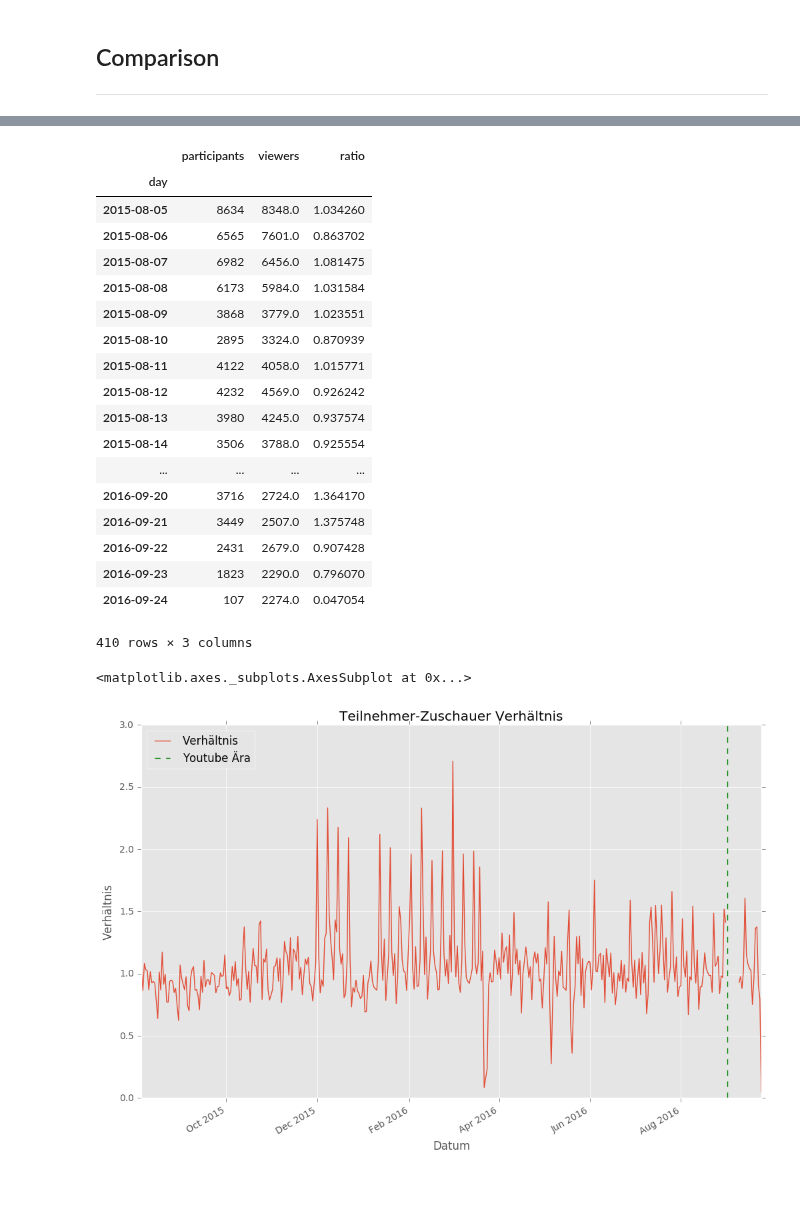
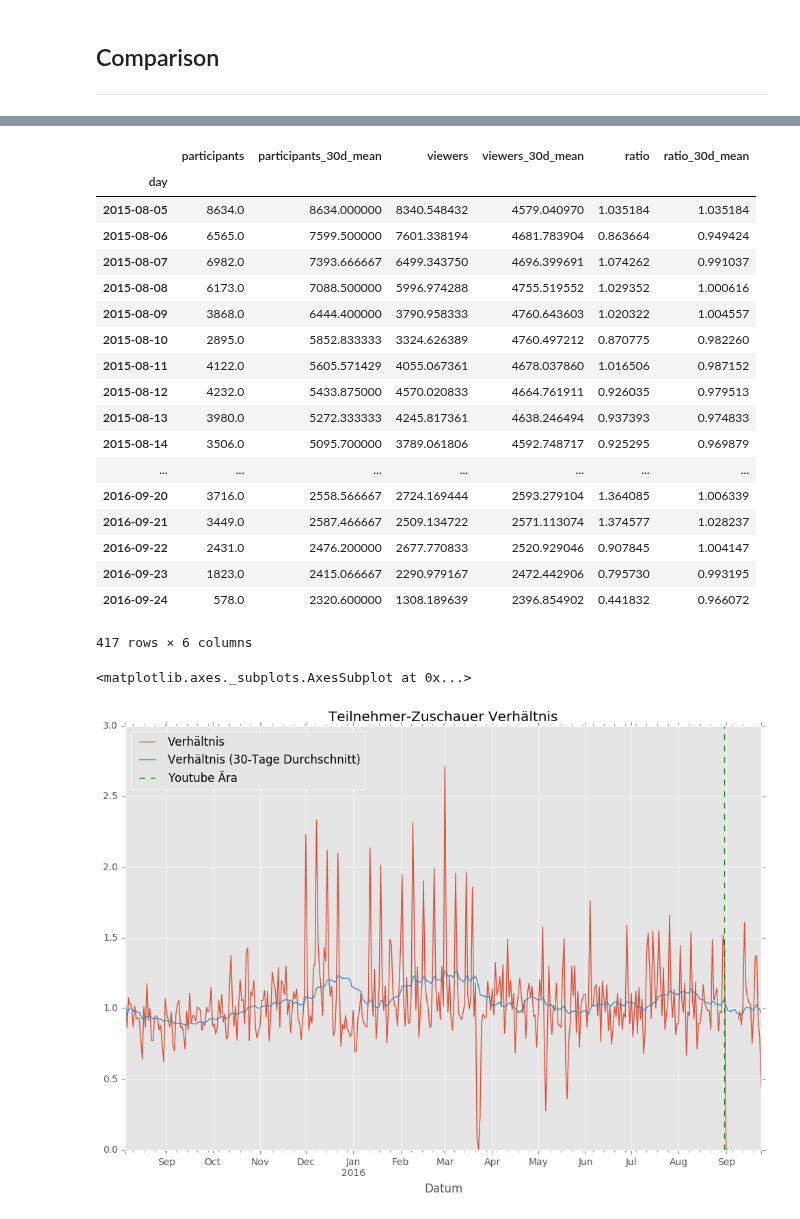
Before and after one commit to rbtvstats/rbtvstats, a Jupyter notebook: notebooks/chat.ipynb, the cells around one changed output, grey strips where cells are left out. Cells and saved outputs as stored; diff of their text form; code cells hidden in the pictures; blank space fills up the shorter version.

```diff
--- a/notebooks/chat.ipynb
+++ b/notebooks/chat.ipynb
@@ -138,5 +144,11 @@ chatParticipants.columns = ['participants']
 #adjust data type
 chatParticipants = chatParticipants.set_index(pd.to_datetime(chatParticipants.index, format='%Y-%m-%d'))
 
+#resample
+chatParticipants = chatParticipants.resample('1D').mean().fillna(0)
+
+#30-day mean
+chatParticipants['participants_30d_mean'] = chatParticipants.rolling(window=30, min_periods=1).mean()
+
 chatParticipants
 # %% [output]
@@ -195,9 +207,6 @@ for filename in files:
 #sort data
 live = live.sort_values(['datetime'], ascending=[True])
 
-#create additional columns
-live['day'] = live['datetime'].dt.strftime('%Y-%m-%d')
-
 #index
 live = live.set_index(live['datetime'])
 
@@ -206,6 +215,12 @@ live = live.drop('datetime', 1)
 
 #sort
 live.sort_index(inplace=True)
+
+#resample
+live = live.resample('1min').mean().fillna(method='pad', limit=5)
+
+#create additional column
+live['day'] = live.index.strftime('%Y-%m-%d')
 # %%
 live.head()
 # %% [output]
@@ -234,11 +249,14 @@ liveFiltered = live
 liveGrouped = live.groupby('day')
 
 #calculate mean for each day
-liveMean = liveGrouped.apply(lambda group: int(group['viewers'].mean()))
+liveMean = liveGrouped.apply(lambda group: group['viewers'].mean())
 liveMean = liveMean.to_frame('viewers')
 
 #adjust data type
 liveMean = liveMean.set_index(pd.to_datetime(liveMean.index, format='%Y-%m-%d'))
 
+#30-day mean
+liveMean['viewers_30d_mean'] = liveMean.rolling(window=30, min_periods=1).mean()
+
 liveMean
 # %% [output]
@@ -320,41 +339,43 @@ joinedData = chatParticipants.join(liveMean)
 #participants/viewers ratio
 joinedData['ratio'] = joinedData['participants'] / joinedData['viewers']
 
+#30-day mean
+joinedData['ratio_30d_mean'] = joinedData['ratio'].rolling(window=30, min_periods=1).mean()
 
 joinedData
 # %% [output]
-|  | participants | viewers | ratio |
-| day |  |  |  |
-| 2015-08-05 | 8634 | 8348.0 | 1.034260 |
-| 2015-08-06 | 6565 | 7601.0 | 0.863702 |
-| 2015-08-07 | 6982 | 6456.0 | 1.081475 |
-| 2015-08-08 | 6173 | 5984.0 | 1.031584 |
-| 2015-08-09 | 3868 | 3779.0 | 1.023551 |
-| 2015-08-10 | 2895 | 3324.0 | 0.870939 |
-| 2015-08-11 | 4122 | 4058.0 | 1.015771 |
-| 2015-08-12 | 4232 | 4569.0 | 0.926242 |
-| 2015-08-13 | 3980 | 4245.0 | 0.937574 |
-| 2015-08-14 | 3506 | 3788.0 | 0.925554 |
-| ... | ... | ... | ... |
-| 2016-09-20 | 3716 | 2724.0 | 1.364170 |
-| 2016-09-21 | 3449 | 2507.0 | 1.375748 |
-| 2016-09-22 | 2431 | 2679.0 | 0.907428 |
-| 2016-09-23 | 1823 | 2290.0 | 0.796070 |
-| 2016-09-24 | 107 | 2274.0 | 0.047054 |
+|  | participants | participants_30d_mean | viewers | viewers_30d_mean | ratio | ratio_30d_mean |
+| day |  |  |  |  |  |  |
+| 2015-08-05 | 8634.0 | 8634.000000 | 8340.548432 | 4579.040970 | 1.035184 | 1.035184 |
+| 2015-08-06 | 6565.0 | 7599.500000 | 7601.338194 | 4681.783904 | 0.863664 | 0.949424 |
+| 2015-08-07 | 6982.0 | 7393.666667 | 6499.343750 | 4696.399691 | 1.074262 | 0.991037 |
+| 2015-08-08 | 6173.0 | 7088.500000 | 5996.974288 | 4755.519552 | 1.029352 | 1.000616 |
+| 2015-08-09 | 3868.0 | 6444.400000 | 3790.958333 | 4760.643603 | 1.020322 | 1.004557 |
+| 2015-08-10 | 2895.0 | 5852.833333 | 3324.626389 | 4760.497212 | 0.870775 | 0.982260 |
+| 2015-08-11 | 4122.0 | 5605.571429 | 4055.067361 | 4678.037860 | 1.016506 | 0.987152 |
+| 2015-08-12 | 4232.0 | 5433.875000 | 4570.020833 | 4664.761911 | 0.926035 | 0.979513 |
+| 2015-08-13 | 3980.0 | 5272.333333 | 4245.817361 | 4638.246494 | 0.937393 | 0.974833 |
+| 2015-08-14 | 3506.0 | 5095.700000 | 3789.061806 | 4592.748717 | 0.925295 | 0.969879 |
+| ... | ... | ... | ... | ... | ... | ... |
+| 2016-09-20 | 3716.0 | 2558.566667 | 2724.169444 | 2593.279104 | 1.364085 | 1.006339 |
+| 2016-09-21 | 3449.0 | 2587.466667 | 2509.134722 | 2571.113074 | 1.374577 | 1.028237 |
+| 2016-09-22 | 2431.0 | 2476.200000 | 2677.770833 | 2520.929046 | 0.907845 | 1.004147 |
+| 2016-09-23 | 1823.0 | 2415.066667 | 2290.979167 | 2472.442906 | 0.795730 | 0.993195 |
+| 2016-09-24 | 578.0 | 2320.600000 | 1308.189639 | 2396.854902 | 0.441832 | 0.966072 |
-410 rows × 3 columns
+417 rows × 6 columns
 # %%
-plot = joinedData['ratio'].plot(figsize=(12, 8), title='Teilnehmer-Zuschauer Verhältnis')
+plot = joinedData[['ratio', 'ratio_30d_mean']].plot(figsize=(12, 8), title='Teilnehmer-Zuschauer Verhältnis')
 plot.set_xlabel('Datum')
-plot.set_ylabel('Verhältnis')
 
 plot.axvline(datetime.datetime(2016, 8, 31, 23, 59, 59), color='g', linestyle='--', label='Youtube Ära')
 
 legend = plot.legend(loc=2)
 legend.get_texts()[0].set_text('Verhältnis')
+legend.get_texts()[1].set_text('Verhältnis (30-Tage Durchschnitt)')
 
 plt.ylim(ymin=0)
 
 plot
 # %% [output]
 <matplotlib.axes._subplots.AxesSubplot at 0x...>
-[figure, old version]
+[figure, new version]
```
Also changed, not shown: parts of 9 cells of this notebook.
